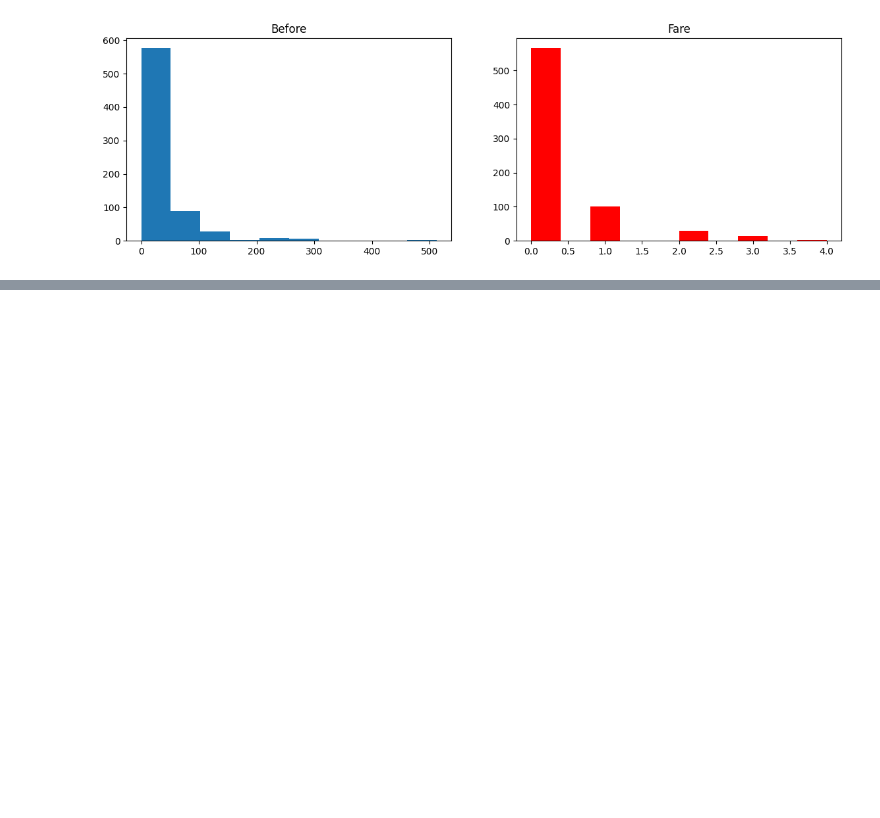
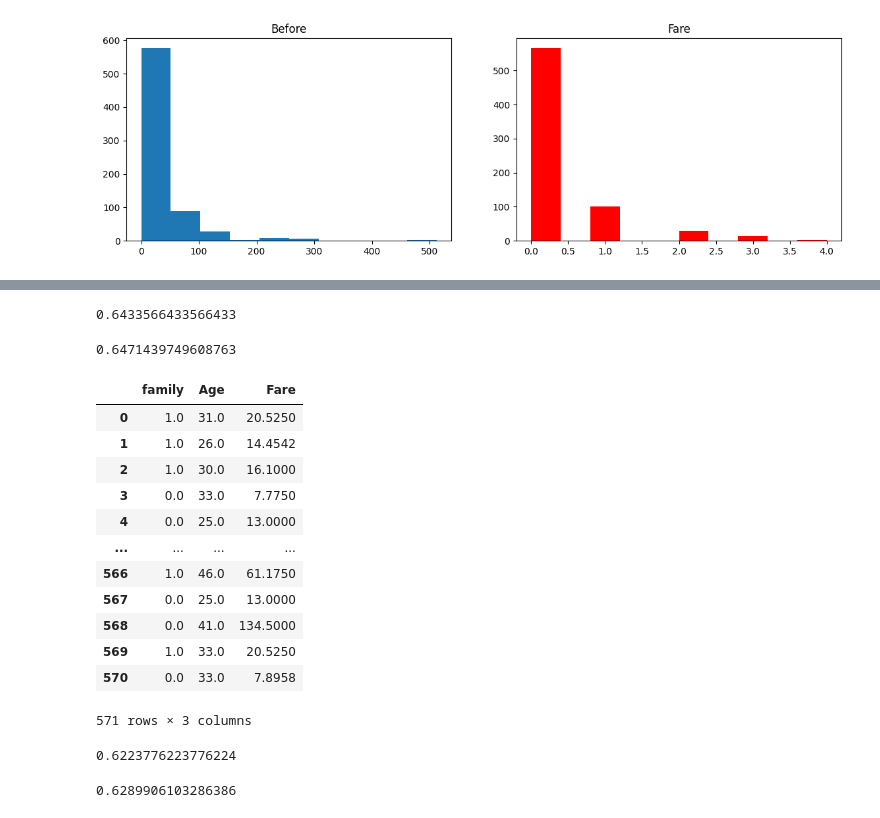
Before and after one commit to rishabh6900/ML-Notebook, a Jupyter notebook: feature engineering/10Binning and Binarization.ipynb, the cells around one changed output, grey strips where cells are left out. Cells and saved outputs as stored; diff of their text form; code cells hidden in the pictures; blank space fills up the shorter version.

Commit message:
Binarization

```diff
--- a/feature engineering/10Binning and Binarization.ipynb
+++ b/feature engineering/10Binning and Binarization.ipynb
@@ -156,0 +209,3 @@ discretize(5,'kmeans')
+# %%
+
+X_train,X_test,y_train,y_test = train_test_split(X,y,test_size=0.2,random_state=42)
@@ -156,0 +222,17 @@ discretize(5,'kmeans')
+# %%
+
+# Without binarization
+
+clf = DecisionTreeClassifier()
+
+clf.fit(X_train,y_train)
+
+y_pred = clf.predict(X_test)
+
+accuracy_score(y_test,y_pred)
+# %% [output]
+0.6433566433566433
+# %%
+np.mean(cross_val_score(DecisionTreeClassifier(),X,y,cv=10,scoring='accuracy'))
+# %% [output]
+0.6471439749608763
@@ -156,0 +244,39 @@ discretize(5,'kmeans')
+# %%
+trf = ColumnTransformer([
+    ('bin',Binarizer(copy=False),['family'])
+],remainder='passthrough')
+# %%
+
+X_train_trf = trf.fit_transform(X_train)
+X_test_trf = trf.transform(X_test)
+# %%
+pd.DataFrame(X_train_trf,columns=['family','Age','Fare'])
+# %% [output]
+|  | family | Age | Fare |
+| 0 | 1.0 | 31.0 | 20.5250 |
+| 1 | 1.0 | 26.0 | 14.4542 |
+| 2 | 1.0 | 30.0 | 16.1000 |
+| 3 | 0.0 | 33.0 | 7.7750 |
+| 4 | 0.0 | 25.0 | 13.0000 |
+| ... | ... | ... | ... |
+| 566 | 1.0 | 46.0 | 61.1750 |
+| 567 | 0.0 | 25.0 | 13.0000 |
+| 568 | 0.0 | 41.0 | 134.5000 |
+| 569 | 1.0 | 33.0 | 20.5250 |
+| 570 | 0.0 | 33.0 | 7.8958 |
+571 rows × 3 columns
+# %%
+
+clf = DecisionTreeClassifier()
+clf.fit(X_train_trf,y_train)
+y_pred2 = clf.predict(X_test_trf)
+
+accuracy_score(y_test,y_pred2)
+# %% [output]
+0.6223776223776224
+# %%
+
+X_trf = trf.fit_transform(X)
+np.mean(cross_val_score(DecisionTreeClassifier(),X_trf,y,cv=10,scoring='accuracy'))
+# %% [output]
+0.6289906103286386
```
Also changed, not shown: parts of 12 cells of this notebook.
